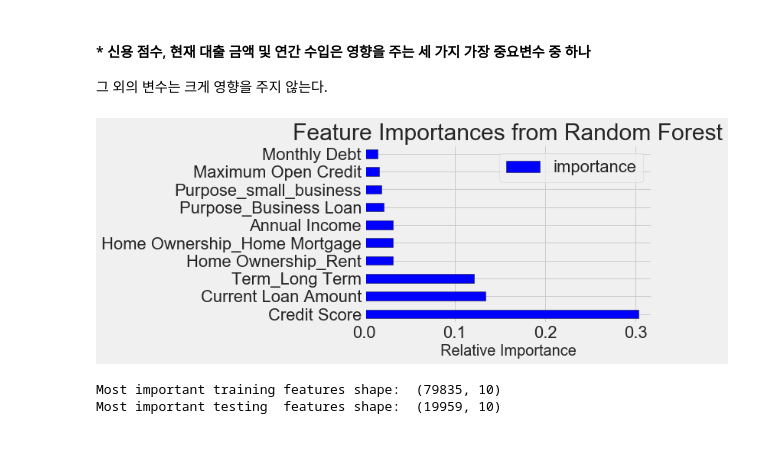
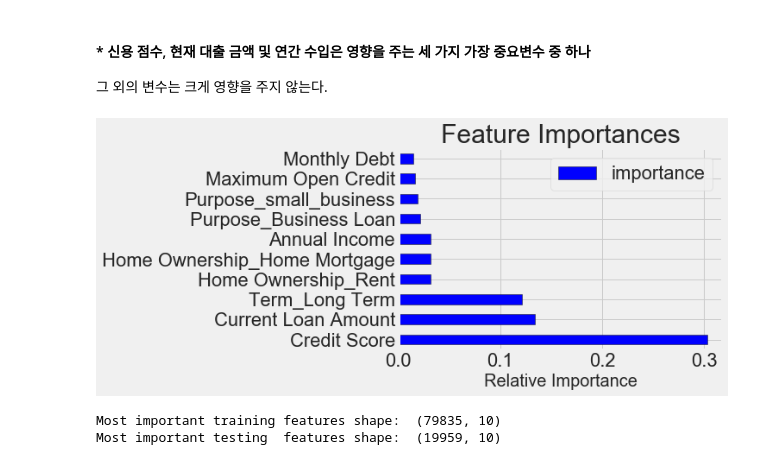
Before and after one commit to ZUNOXI/Credit_Predict_BigData, a Jupyter notebook: LoanStatus.ipynb, the cells around one changed output. Saved outputs shown, nothing was run; the diff lists cells and outputs as text; code cells hidden in the pictures.

```diff
--- a/LoanStatus.ipynb
+++ b/LoanStatus.ipynb
@@ -756,17 +870,17 @@ feature_results.head(10)
 # %%
 # 시각적인 중요도 비교
 
 figsize=(12, 10)
 plt.style.use('fivethirtyeight')
 
 # 수평 바 차트를 통한 상위 10개의 중요도 비교
 feature_results.loc[:9, :].plot(x = 'feature', y = 'importance',
                                  edgecolor = 'k',
                                  kind='barh', color = 'blue');
 plt.xlabel('Relative Importance', size = 20); plt.ylabel('')
-plt.title('Feature Importances from Random Forest', size = 30);
+plt.title('Feature Importances', size = 30);
 # %% [output]
-[figure, old version]
+[figure, new version]
 # %%
 # 중요한 변수들만 사용하여 로지스틱 회귀분석을 구현
 
```
Also changed, not shown: parts of 58 cells of this notebook.
